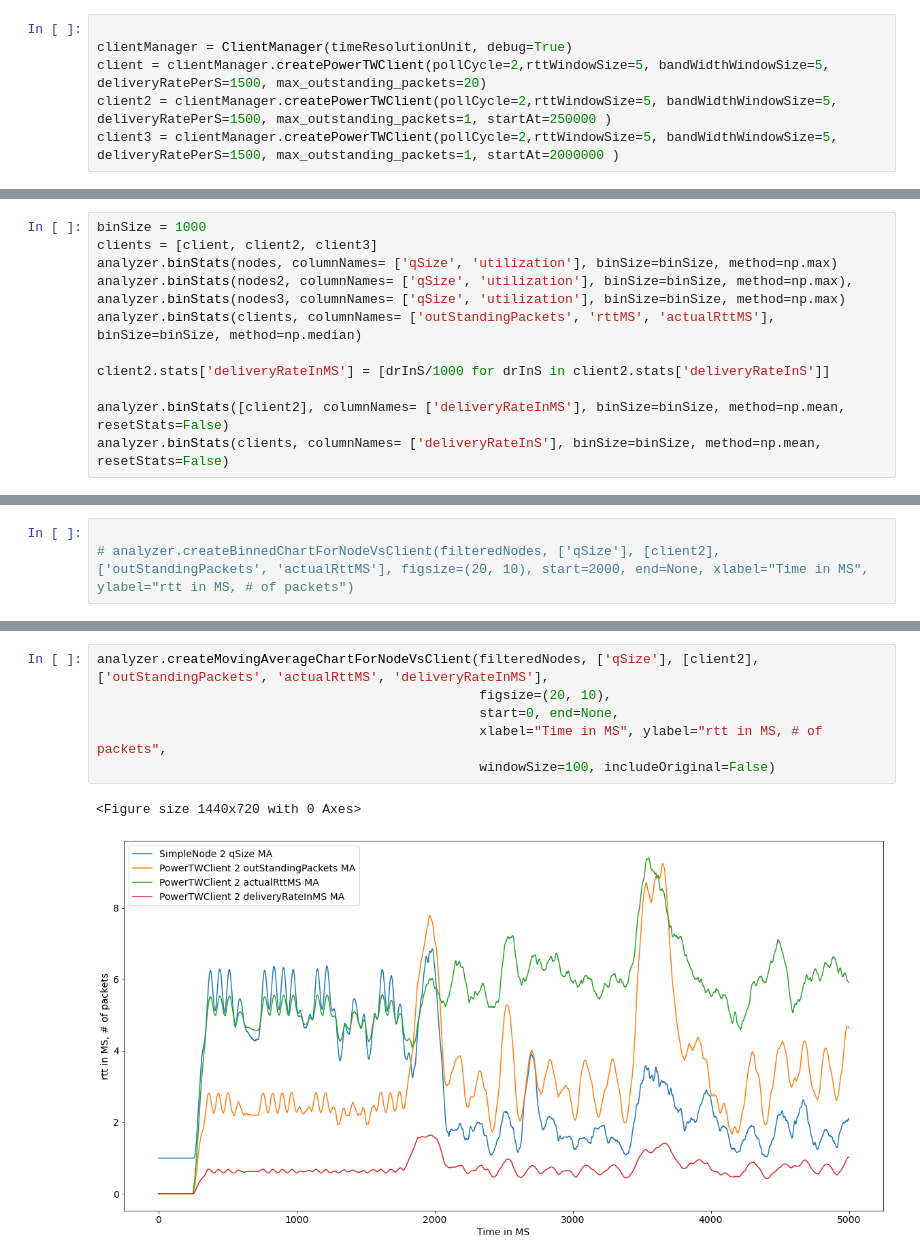
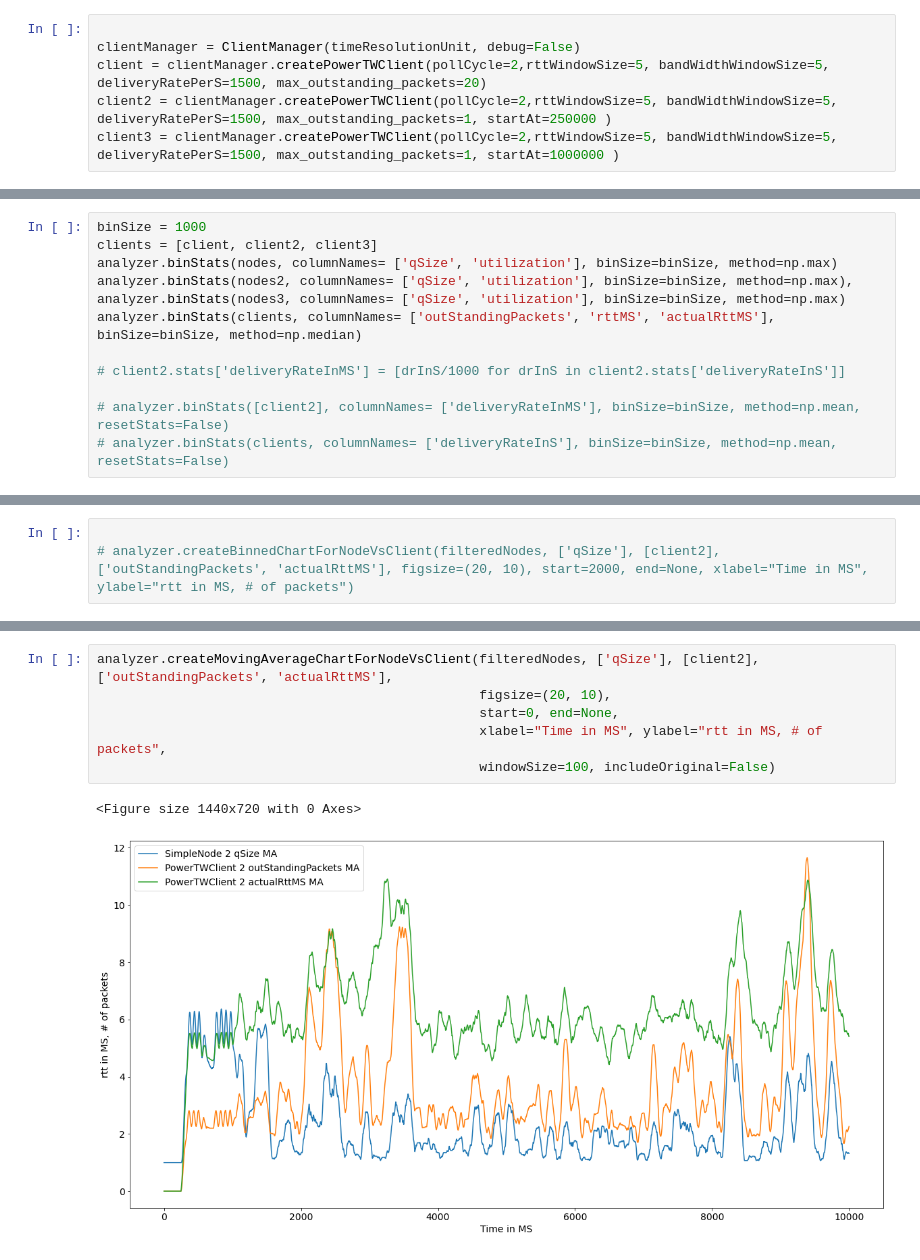
Before and after one commit to adhocmaster/pyns, a Jupyter notebook: scenarios/3-client-all-power-long.ipynb, the cells around one changed output, grey strips where cells are left out. Drawn from its saved outputs; the diff is of its cells as text.

```diff
--- a/scenarios/3-client-all-power-long.ipynb
+++ b/scenarios/3-client-all-power-long.ipynb
@@ -20,9 +22,9 @@ Logging file at: 2-client-debug.log
 # %%
 
-clientManager = ClientManager(timeResolutionUnit, debug=True)
+clientManager = ClientManager(timeResolutionUnit, debug=False)
 client = clientManager.createPowerTWClient(pollCycle=2,rttWindowSize=5, bandWidthWindowSize=5, deliveryRatePerS=1500, max_outstanding_packets=20)
 client2 = clientManager.createPowerTWClient(pollCycle=2,rttWindowSize=5, bandWidthWindowSize=5, deliveryRatePerS=1500, max_outstanding_packets=1, startAt=250000 )
-client3 = clientManager.createPowerTWClient(pollCycle=2,rttWindowSize=5, bandWidthWindowSize=5, deliveryRatePerS=1500, max_outstanding_packets=1, startAt=2000000 )
+client3 = clientManager.createPowerTWClient(pollCycle=2,rttWindowSize=5, bandWidthWindowSize=5, deliveryRatePerS=1500, max_outstanding_packets=1, startAt=1000000 )
 # %%
 nodes = [
     nodeManager.createSimpleNode(maxDeliveryRate=10000, debug=False),
@@ -123,10 +125,10 @@ analyzer.binStats(nodes2, columnNames= ['qSize', 'utilization'], binSize=binSize
 analyzer.binStats(nodes3, columnNames= ['qSize', 'utilization'], binSize=binSize, method=np.max)
 analyzer.binStats(clients, columnNames= ['outStandingPackets', 'rttMS', 'actualRttMS'], binSize=binSize, method=np.median)
 
-client2.stats['deliveryRateInMS'] = [drInS/1000 for drInS in client2.stats['deliveryRateInS']]
+# client2.stats['deliveryRateInMS'] = [drInS/1000 for drInS in client2.stats['deliveryRateInS']]
 
-analyzer.binStats([client2], columnNames= ['deliveryRateInMS'], binSize=binSize, method=np.mean, resetStats=False)
-analyzer.binStats(clients, columnNames= ['deliveryRateInS'], binSize=binSize, method=np.mean, resetStats=False)
+# analyzer.binStats([client2], columnNames= ['deliveryRateInMS'], binSize=binSize, method=np.mean, resetStats=False)
+# analyzer.binStats(clients, columnNames= ['deliveryRateInS'], binSize=binSize, method=np.mean, resetStats=False)
 # %% [output]
 id: 1
 nodeType: NodeType.SimpleQueue
@@ -183,12 +185,12 @@ analyzer.createBinnedChartForNodeVsClient(filteredNodes, ['qSize'], [client2], [
 #                                                  xlabel="Time in MS", ylabel="rtt in MS, # of packets",
 #                                                  windowSize=100)
 # %%
-analyzer.createMovingAverageChartForNodeVsClient(filteredNodes, ['qSize'], [client2], ['outStandingPackets', 'actualRttMS', 'deliveryRateInMS'],
+analyzer.createMovingAverageChartForNodeVsClient(filteredNodes, ['qSize'], [client2], ['outStandingPackets', 'actualRttMS'],
                                                  figsize=(20, 10),
                                                  start=0, end=None,
                                                  xlabel="Time in MS", ylabel="rtt in MS, # of packets",
                                                  windowSize=100, includeOriginal=False)
 # %% [output]
 <Figure size 1440x720 with 0 Axes>
-[figure, old version]
+[figure, new version]
 # %%
```
Also changed, not shown: parts of 17 cells of this notebook, 10 other files.
